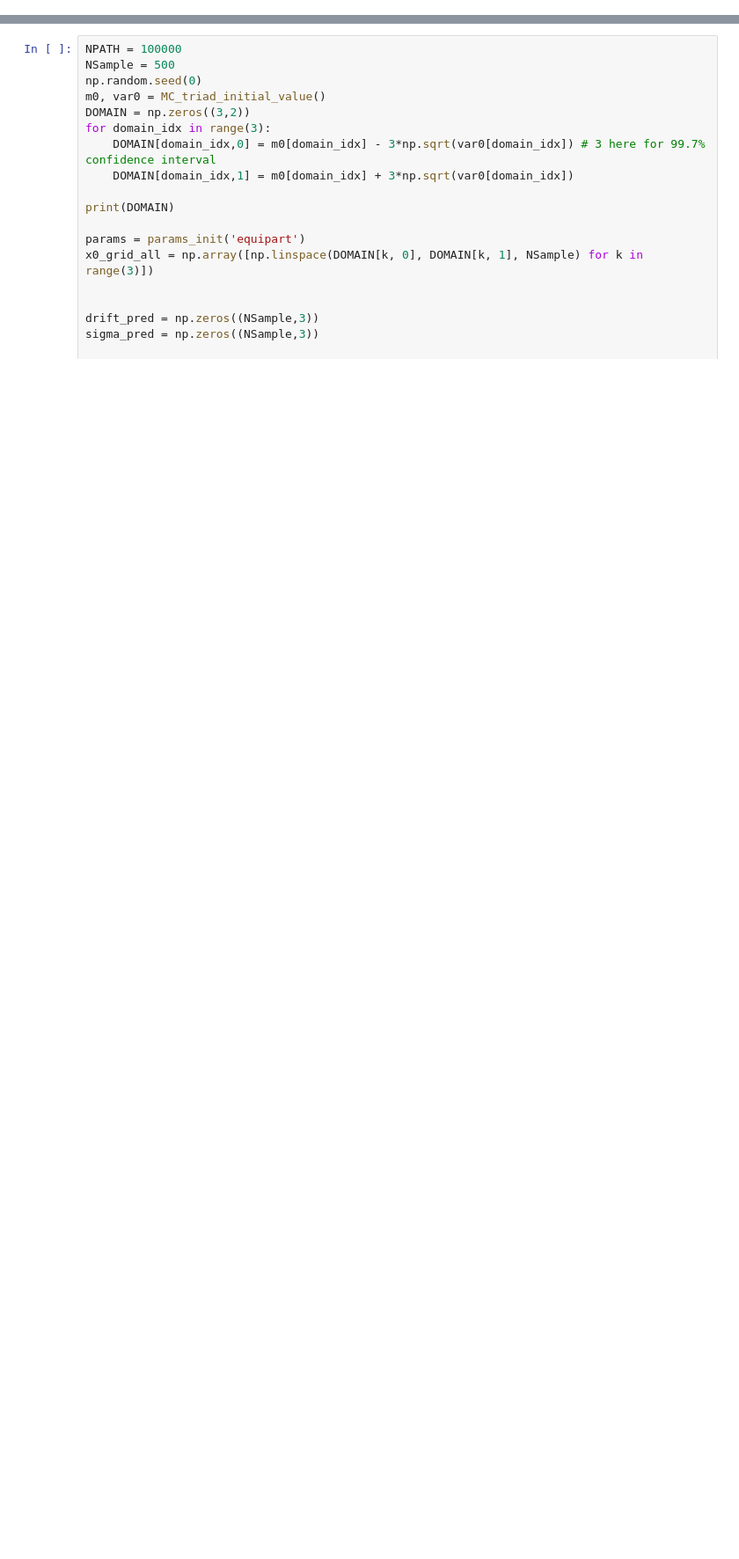
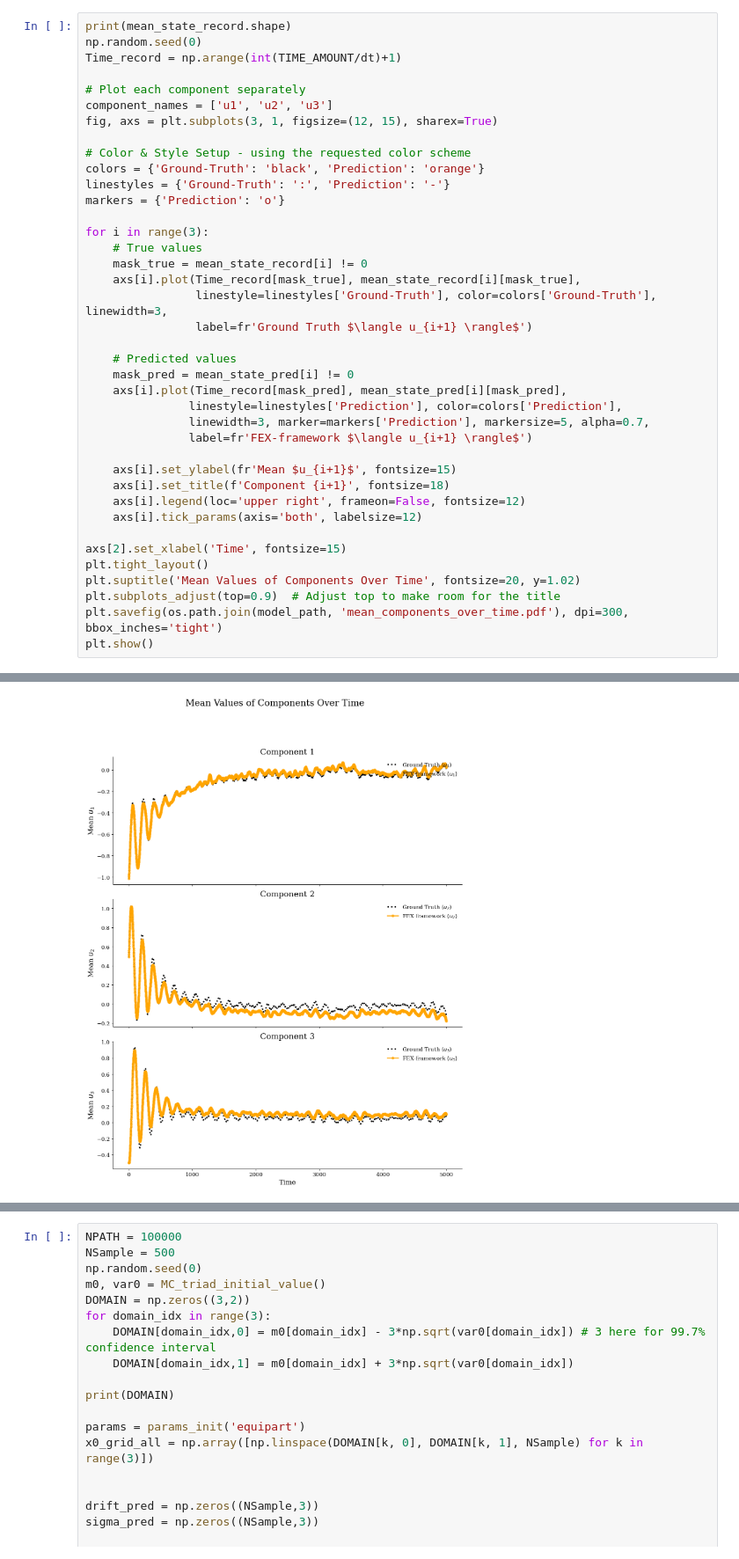
Before and after one commit to xxjan719/TurbulentFEX, a Jupyter notebook: src/Example/MC_triad/prediction.ipynb, the cells around one changed output, grey strips where cells are left out. Shown at 88% size. Drawn from its saved outputs; the diff is of its cells as text; blank space fills up the shorter version.

```diff
--- a/src/Example/MC_triad/prediction.ipynb
+++ b/src/Example/MC_triad/prediction.ipynb
@@ -262,0 +339,40 @@ plot_deviation_subplots(np.arange(params['Nt']+1), cov_MC_all, moment3_MC_norm_a
+# %%
+print(mean_state_record.shape)
+np.random.seed(0)
+Time_record = np.arange(int(TIME_AMOUNT/dt)+1)
+
+# Plot each component separately
+component_names = ['u1', 'u2', 'u3']
+fig, axs = plt.subplots(3, 1, figsize=(12, 15), sharex=True)
+
+# Color & Style Setup - using the requested color scheme
+colors = {'Ground-Truth': 'black', 'Prediction': 'orange'}
+linestyles = {'Ground-Truth': ':', 'Prediction': '-'}
+markers = {'Prediction': 'o'}
+
+for i in range(3):
+    # True values
+    mask_true = mean_state_record[i] != 0
+    axs[i].plot(Time_record[mask_true], mean_state_record[i][mask_true],
+                linestyle=linestyles['Ground-Truth'], color=colors['Ground-Truth'], linewidth=3,
+                label=fr'Ground Truth $\langle u_{i+1} \rangle$')
+
+    # Predicted values
+    mask_pred = mean_state_pred[i] != 0
+    axs[i].plot(Time_record[mask_pred], mean_state_pred[i][mask_pred],
+               linestyle=linestyles['Prediction'], color=colors['Prediction'],
+               linewidth=3, marker=markers['Prediction'], markersize=5, alpha=0.7,
+               label=fr'FEX-framework $\langle u_{i+1} \rangle$')
+
+    axs[i].set_ylabel(fr'Mean $u_{i+1}$', fontsize=15)
+    axs[i].set_title(f'Component {i+1}', fontsize=18)
+    axs[i].legend(loc='upper right', frameon=False, fontsize=12)
+    axs[i].tick_params(axis='both', labelsize=12)
+
+axs[2].set_xlabel('Time', fontsize=15)
+plt.tight_layout()
+plt.suptitle('Mean Values of Components Over Time', fontsize=20, y=1.02)
+plt.subplots_adjust(top=0.9)  # Adjust top to make room for the title
+plt.savefig(os.path.join(model_path, 'mean_components_over_time.pdf'), dpi=300, bbox_inches='tight')
+plt.show()
+# %% [output]
@@ -262,0 +380 @@ plot_deviation_subplots(np.arange(params['Nt']+1), cov_MC_all, moment3_MC_norm_a
+[figure, added]
```
Also changed, not shown: parts of 10 cells of this notebook, 2 other files.
